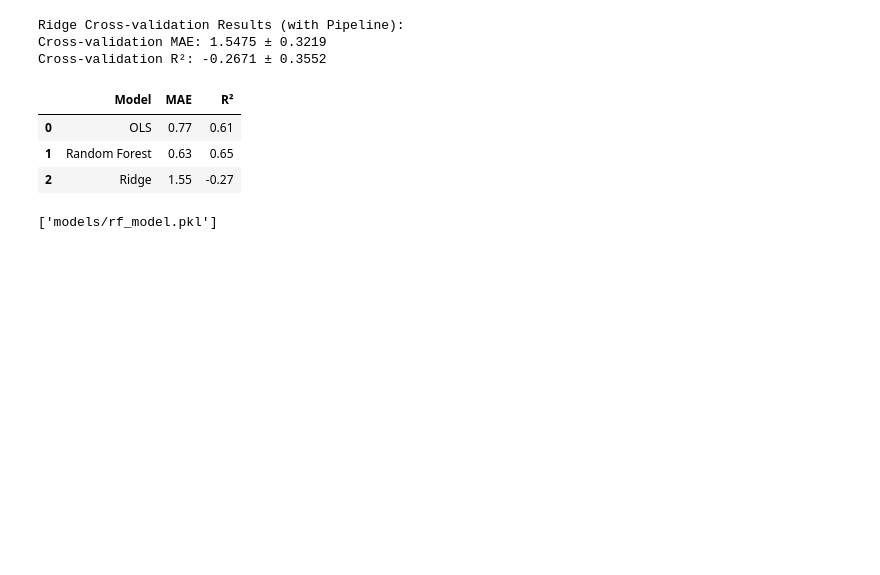
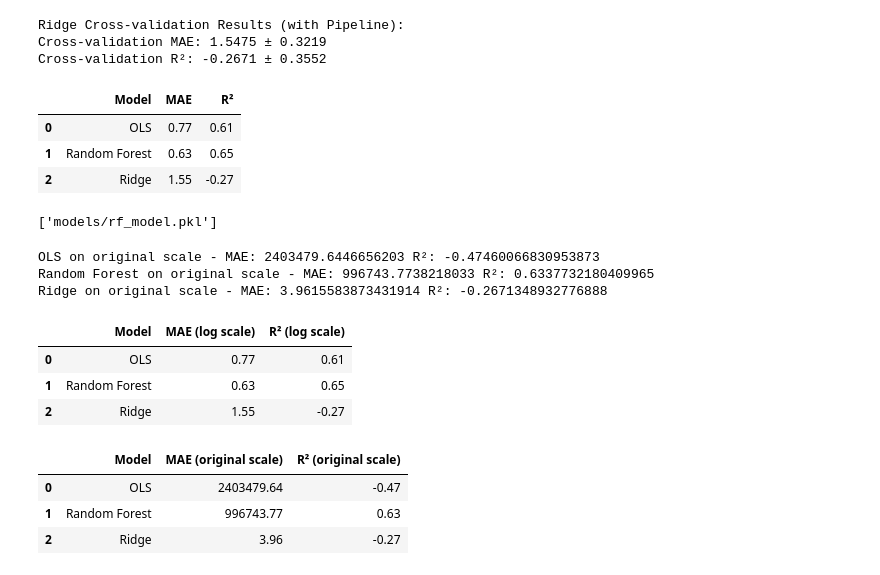
Before and after one commit to emijlop/climate-migration-project, a Jupyter notebook: 003_crossval_log_transform.ipynb, the cells around one changed output. Saved outputs shown, nothing was run; the diff lists cells and outputs as text; code cells hidden in the pictures; blank space fills up the shorter version.

```diff
--- a/003_crossval_log_transform.ipynb
+++ b/003_crossval_log_transform.ipynb
@@ -377,3 +377,66 @@ joblib.dump(ridge_pipeline, 'models/ridge_model.pkl')
 joblib.dump(rf_model, 'models/rf_model.pkl')
 # %% [output]
 ['models/rf_model.pkl']
+# %%
+# transform results to original scale format
+from sklearn.metrics import mean_absolute_error, r2_score
+import numpy as np
+
+# Invert the log1p transformation for actual values
+y_test_ols_original = np.expm1(y_test)
+y_test_rf_original = np.expm1(y_test_rf)
+
+# Invert the log1p transformation for predictions
+y_pred_ols_original = np.expm1(y_pred)
+y_pred_rf_original = np.expm1(y_pred_rf)
+
+# Calculate MAE and R² for OLS on the original scale
+mae_ols_orig = mean_absolute_error(y_test_ols_original, y_pred_ols_original)
+r2_ols_orig = r2_score(y_test_ols_original, y_pred_ols_original)
+
+# Calculate MAE and R² for Random Forest on the original scale
+mae_rf_orig = mean_absolute_error(y_test_rf_original, y_pred_rf_original)
+r2_rf_orig = r2_score(y_test_rf_original, y_pred_rf_original)
+
+# calculate mae and r2 for ridge model -> Inverting the log transformation for Ridge predictions (using the average scores)
+mae_ridge_orig = np.expm1(ridge_mae_scores).mean()
+r2_ridge_orig = ridge_r2_scores.mean()
+
+# Print the results
+print("OLS on original scale - MAE:", mae_ols_orig, "R²:", r2_ols_orig)
+print("Random Forest on original scale - MAE:", mae_rf_orig, "R²:", r2_rf_orig)
+print("Ridge on original scale - MAE:", mae_ridge_orig, "R²:", r2_ridge_orig)
+# %% [output]
+OLS on original scale - MAE: 2403479.6446656203 R²: -0.47460066830953873
+Random Forest on original scale - MAE: 996743.7738218033 R²: 0.6337732180409965
+Ridge on original scale - MAE: 3.9615583873431914 R²: -0.2671348932776888
+# %%
+# Create a DataFrame to present the results for all three models in log scale
+results_log = pd.DataFrame({
+    'Model': ['OLS', 'Random Forest', 'Ridge'],
+    'MAE (log scale)': [avg_mae, mae_rf, ridge_mae_scores.mean()],
+    'R² (log scale)': [avg_r2, r2_rf, ridge_r2_scores.mean()]
+})
+# Round the results for better readability
+results_log = results_log.round(2)
+results_log
+# %% [output]
+|  | Model | MAE (log scale) | R² (log scale) |
+| 0 | OLS | 0.77 | 0.61 |
+| 1 | Random Forest | 0.63 | 0.65 |
+| 2 | Ridge | 1.55 | -0.27 |
+# %%
+# Create a DataFrame to present the results for all three models in original scale
+results_original = pd.DataFrame({
+    'Model': ['OLS', 'Random Forest', 'Ridge'],
+    'MAE (original scale)': [mae_ols_orig, mae_rf_orig, mae_ridge_orig],
+    'R² (original scale)': [r2_ols_orig, r2_rf_orig, r2_ridge_orig]
+})
+# Round the results for better readability
+results_original = results_original.round(2)
+results_original
+# %% [output]
+|  | Model | MAE (original scale) | R² (original scale) |
+| 0 | OLS | 2403479.64 | -0.47 |
+| 1 | Random Forest | 996743.77 | 0.63 |
+| 2 | Ridge | 3.96 | -0.27 |
```
Also changed, not shown: parts of 2 cells of this notebook, 2 other files.
